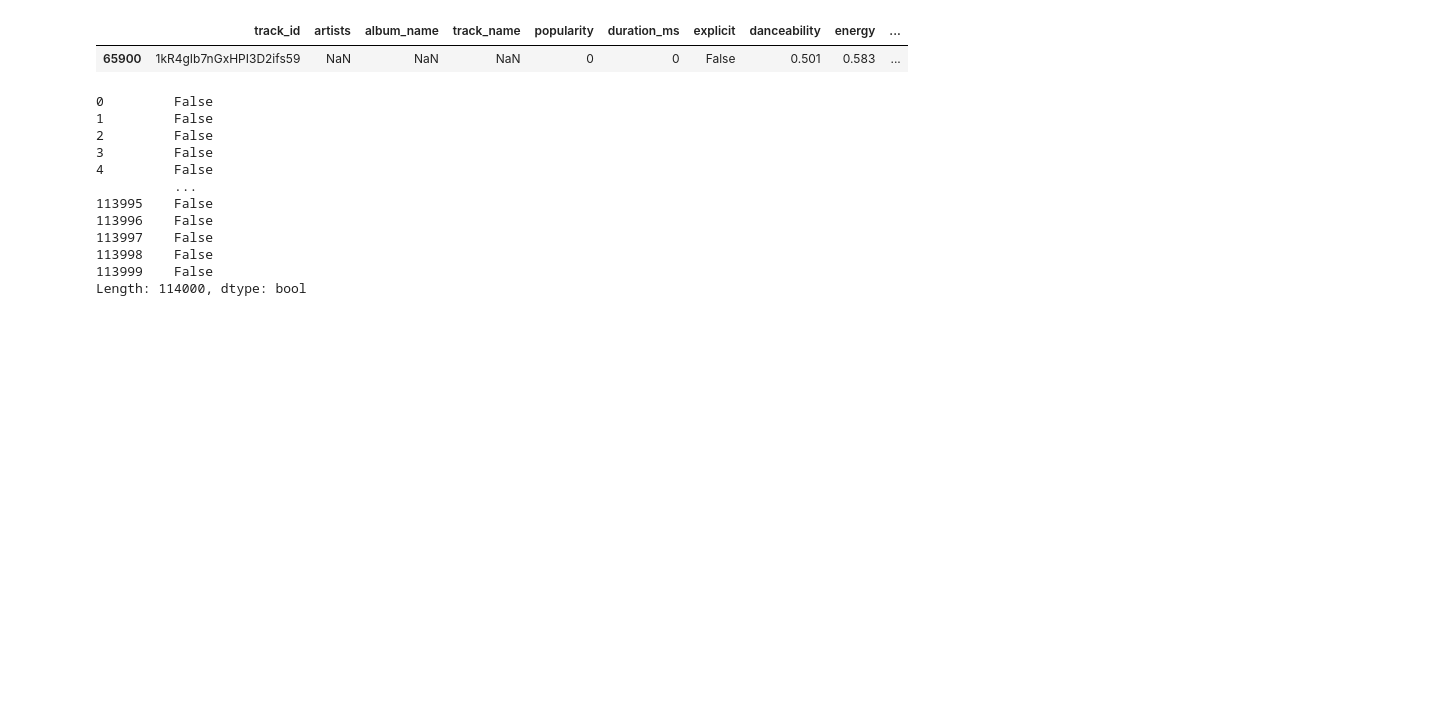
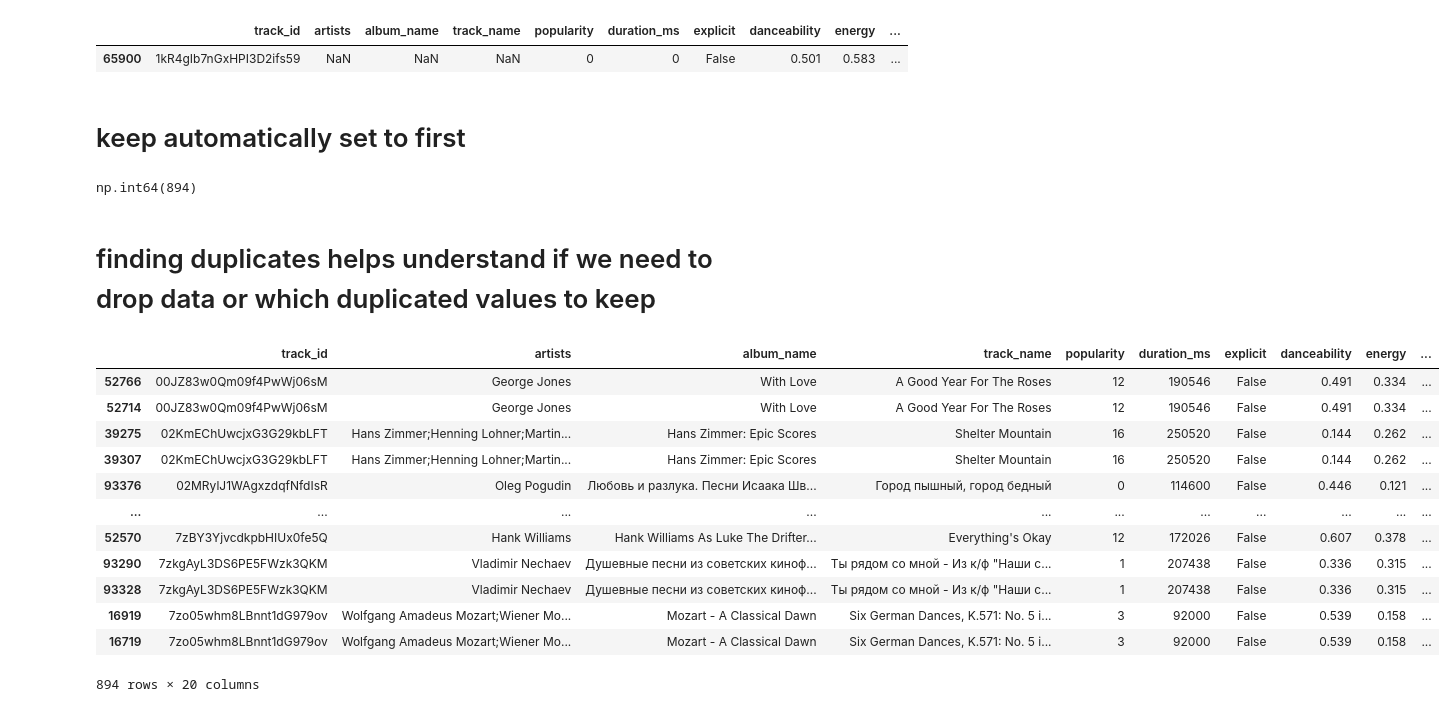
Before and after one commit to RunningBaldMan/spotify_eda_JustinMasters, a Jupyter notebook: eda.ipynb, the cells around one changed output. Cells and saved outputs as stored; diff of their text form; code cells hidden in the pictures; blank space fills up the shorter version.

```diff
--- a/eda.ipynb
+++ b/eda.ipynb
@@ -121,18 +130,31 @@ df.loc[df['artists'].isna()]
 # %% [output]
 |  | track_id | artists | album_name | track_name | popularity | duration_ms | explicit | danceability | energy | ... |
 | 65900 | 1kR4gIb7nGxHPI3D2ifs59 | NaN | NaN | NaN | 0 | 0 | False | 0.501 | 0.583 | ... |
+# %% [markdown]
+# keep automatically set to first
 # %%
-df.duplicated()
+
+
+df.duplicated(keep=False).sum()
 # %% [output]
-0         False
-1         False
-2         False
-3         False
-4         False
-          ...
-113995    False
-113996    False
-113997    False
-113998    False
-113999    False
-Length: 114000, dtype: bool
+np.int64(894)
+# %% [markdown]
+# finding duplicates helps understand if we need to drop data or which duplicated values to keep
+# %%
+
+
+df.loc[df.duplicated(keep=False)].sort_values('track_id')
+# %% [output]
+|  | track_id | artists | album_name | track_name | popularity | duration_ms | explicit | danceability | energy | ... |
+| 52766 | 00JZ83w0Qm09f4PwWj06sM | George Jones | With Love | A Good Year For The Roses | 12 | 190546 | False | 0.491 | 0.334 | ... |
+| 52714 | 00JZ83w0Qm09f4PwWj06sM | George Jones | With Love | A Good Year For The Roses | 12 | 190546 | False | 0.491 | 0.334 | ... |
+| 39275 | 02KmEChUwcjxG3G29kbLFT | Hans Zimmer;Henning Lohner;Martin... | Hans Zimmer: Epic Scores | Shelter Mountain | 16 | 250520 | False | 0.144 | 0.262 | ... |
+| 39307 | 02KmEChUwcjxG3G29kbLFT | Hans Zimmer;Henning Lohner;Martin... | Hans Zimmer: Epic Scores | Shelter Mountain | 16 | 250520 | False | 0.144 | 0.262 | ... |
+| 93376 | 02MRylJ1WAgxzdqfNfdIsR | Oleg Pogudin | Любовь и разлука. Песни Исаака Шв... | Город пышный, город бедный | 0 | 114600 | False | 0.446 | 0.121 | ... |
+| ... | ... | ... | ... | ... | ... | ... | ... | ... | ... | ... |
+| 52570 | 7zBY3YjvcdkpbHIUx0fe5Q | Hank Williams | Hank Williams As Luke The Drifter... | Everything's Okay | 12 | 172026 | False | 0.607 | 0.378 | ... |
+| 93290 | 7zkgAyL3DS6PE5FWzk3QKM | Vladimir Nechaev | Душевные песни из советских киноф... | Ты рядом со мной - Из к/ф "Наши с... | 1 | 207438 | False | 0.336 | 0.315 | ... |
+| 93328 | 7zkgAyL3DS6PE5FWzk3QKM | Vladimir Nechaev | Душевные песни из советских киноф... | Ты рядом со мной - Из к/ф "Наши с... | 1 | 207438 | False | 0.336 | 0.315 | ... |
+| 16919 | 7zo05whm8LBnnt1dG979ov | Wolfgang Amadeus Mozart;Wiener Mo... | Mozart - A Classical Dawn | Six German Dances, K.571: No. 5 i... | 3 | 92000 | False | 0.539 | 0.158 | ... |
+| 16719 | 7zo05whm8LBnnt1dG979ov | Wolfgang Amadeus Mozart;Wiener Mo... | Mozart - A Classical Dawn | Six German Dances, K.571: No. 5 i... | 3 | 92000 | False | 0.539 | 0.158 | ... |
+894 rows × 20 columns
```
Also changed, not shown: parts of 12 cells of this notebook.
